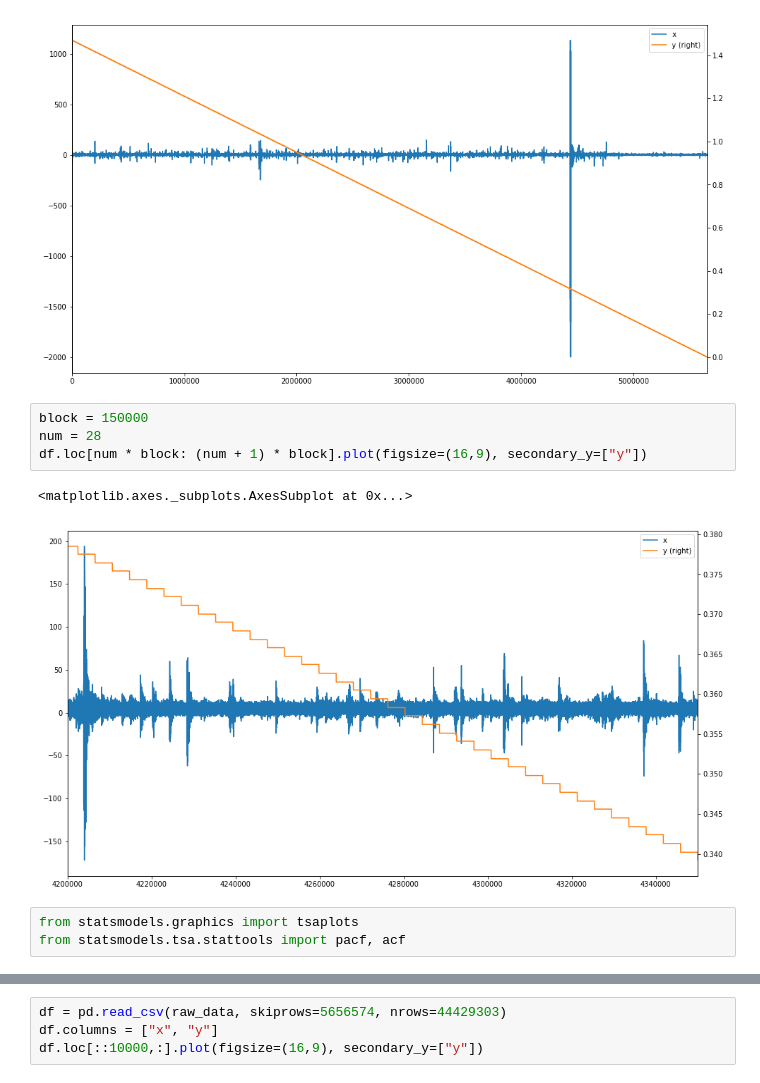
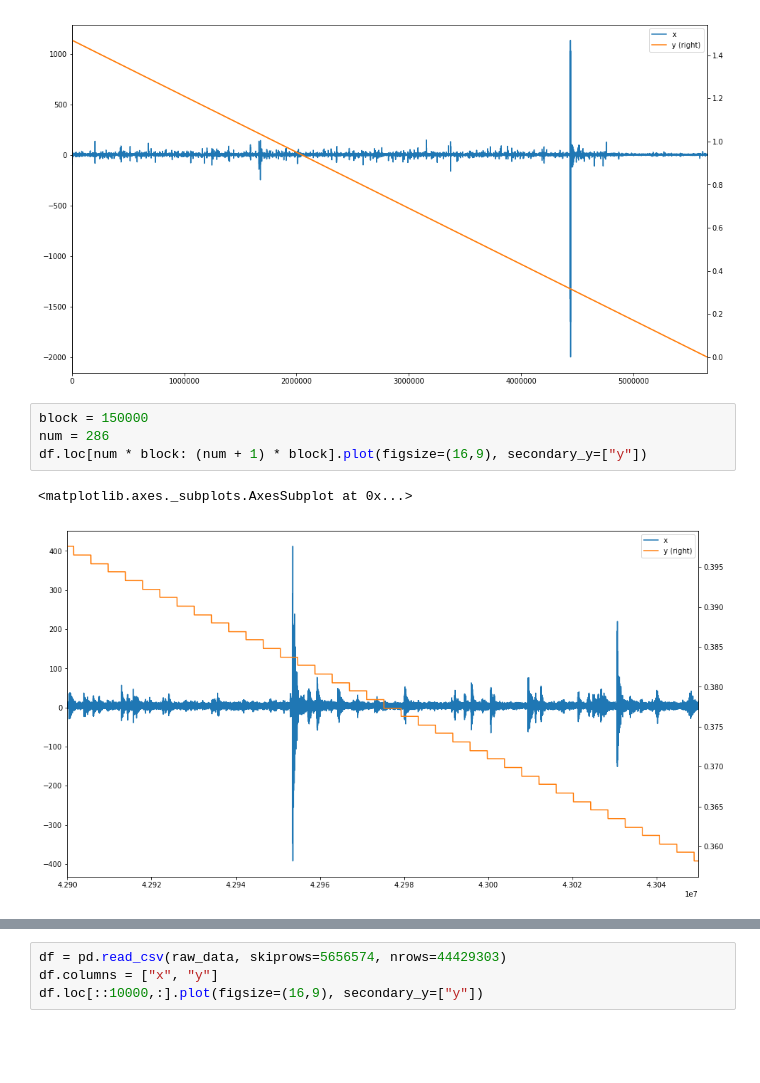
Before and after one commit to WLM1ke/LANL_Earthquake_Prediction, a Jupyter notebook: notebooks/EDA.ipynb, the cells around one changed output, grey strips where cells are left out. Saved outputs shown, nothing was run; the diff lists cells and outputs as text; blank space fills up the shorter version.

```diff
--- a/notebooks/EDA.ipynb
+++ b/notebooks/EDA.ipynb
@@ -33,11 +33,8 @@ df.loc[::100,:].plot(figsize=(16,9), secondary_y=["y"])
 [figure]
 # %%
 block = 150000
-num = 28
+num = 286
 df.loc[num * block: (num + 1) * block].plot(figsize=(16,9), secondary_y=["y"])
 # %% [output]
 <matplotlib.axes._subplots.AxesSubplot at 0x...>
-[figure, old version]
+[figure, new version]
-# %%
-from statsmodels.graphics import tsaplots
-from statsmodels.tsa.stattools import pacf, acf
```
Also changed, not shown: parts of 30 cells of this notebook, 2 other files.
